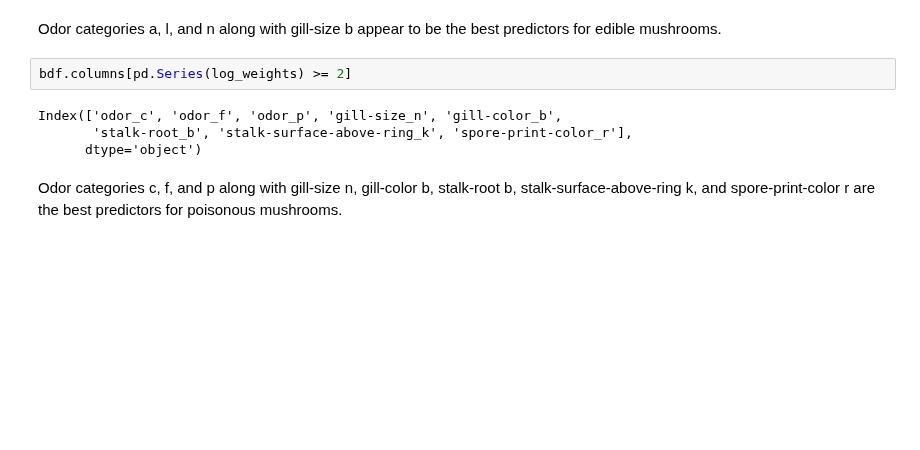
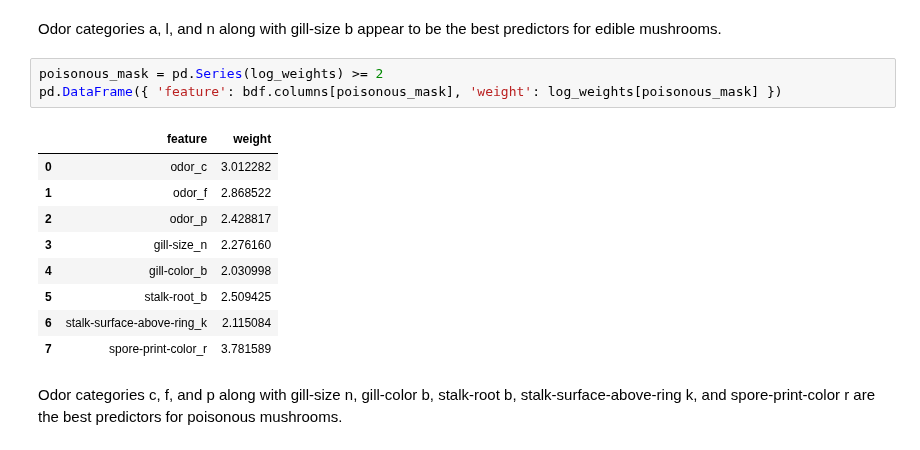
Before and after one commit to jmfb/CS5610, a Jupyter notebook: m3p3b/M3 Project 3b.ipynb, the cells around one changed output. Drawn from its saved outputs; the diff is of its cells as text; blank space fills up the shorter version.

```diff
--- a/m3p3b/M3 Project 3b.ipynb
+++ b/m3p3b/M3 Project 3b.ipynb
@@ -376,10 +403,17 @@ Index(['odor_a', 'odor_l', 'odor_n', 'gill-size_b'], dtype='object')
 # %% [markdown]
 Odor categories a, l, and n along with gill-size b appear to be the best predictors for edible mushrooms.
 # %%
-bdf.columns[pd.Series(log_weights) >= 2]
+poisonous_mask = pd.Series(log_weights) >= 2
+pd.DataFrame({ 'feature': bdf.columns[poisonous_mask], 'weight': log_weights[poisonous_mask] })
 # %% [output]
-Index(['odor_c', 'odor_f', 'odor_p', 'gill-size_n', 'gill-color_b',
-       'stalk-root_b', 'stalk-surface-above-ring_k', 'spore-print-color_r'],
-      dtype='object')
+|  | feature | weight |
+| 0 | odor_c | 3.012282 |
+| 1 | odor_f | 2.868522 |
+| 2 | odor_p | 2.428817 |
+| 3 | gill-size_n | 2.276160 |
+| 4 | gill-color_b | 2.030998 |
+| 5 | stalk-root_b | 2.509425 |
+| 6 | stalk-surface-above-ring_k | 2.115084 |
+| 7 | spore-print-color_r | 3.781589 |
 # %% [markdown]
 Odor categories c, f, and p along with gill-size n, gill-color b, stalk-root b, stalk-surface-above-ring k, and spore-print-color r are the best predictors for poisonous mushrooms.
```
Also changed, not shown: parts of 9 cells of this notebook.
